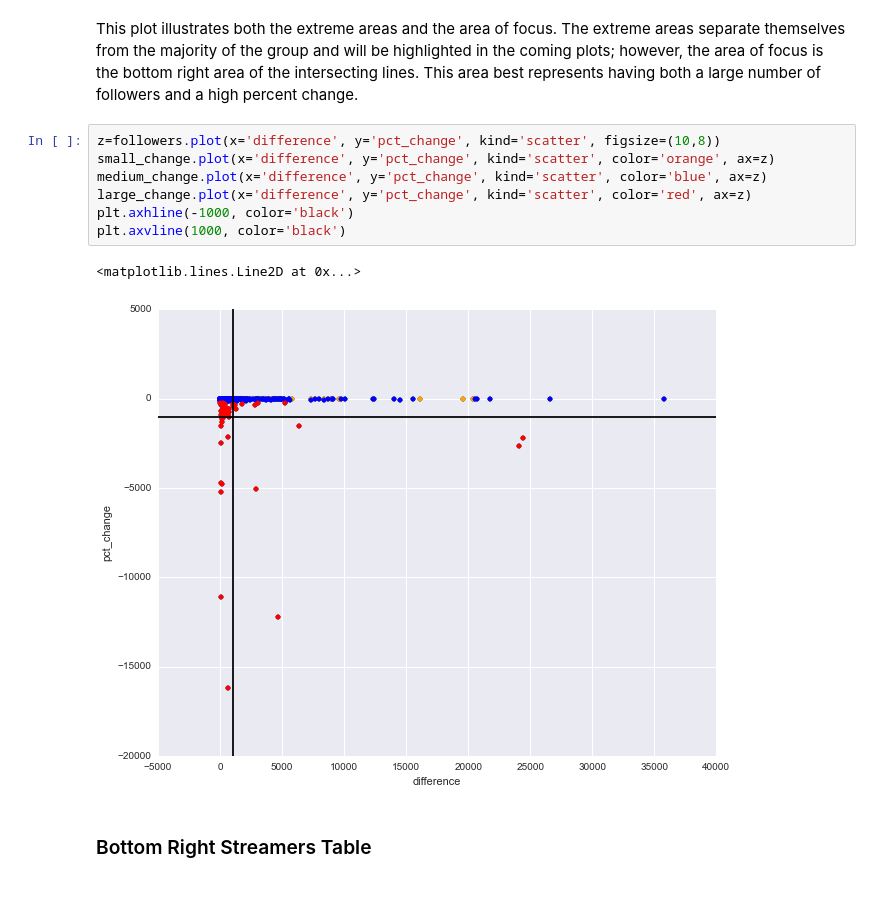
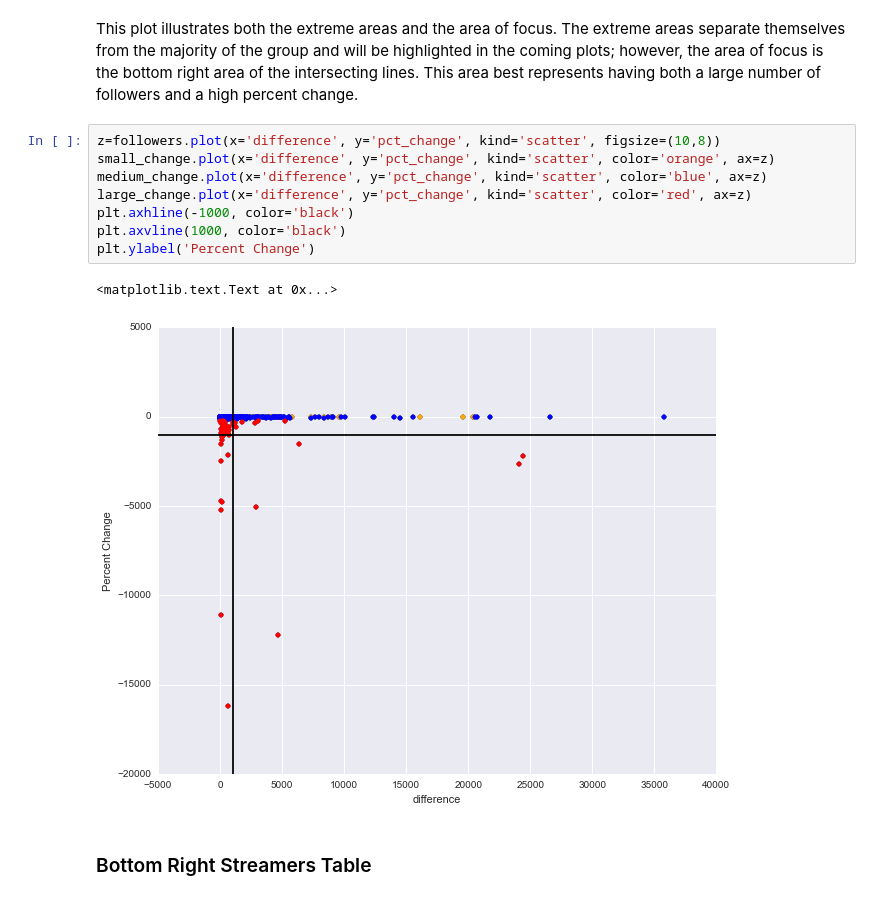
Before and after one commit to sslampa/twitch-repo, a Jupyter notebook: Single/Single - Riser.ipynb, the cells around one changed output. Cells and saved outputs as stored; diff of their text form.

```diff
--- a/Single/Single - Riser.ipynb
+++ b/Single/Single - Riser.ipynb
@@ -108,13 +110,14 @@ This plot illustrates both the extreme areas and the area of focus. The extreme
 # %%
 z=followers.plot(x='difference', y='pct_change', kind='scatter', figsize=(10,8))
 small_change.plot(x='difference', y='pct_change', kind='scatter', color='orange', ax=z)
 medium_change.plot(x='difference', y='pct_change', kind='scatter', color='blue', ax=z)
 large_change.plot(x='difference', y='pct_change', kind='scatter', color='red', ax=z)
 plt.axhline(-1000, color='black')
 plt.axvline(1000, color='black')
+plt.ylabel('Percent Change')
 # %% [output]
-<matplotlib.lines.Line2D at 0x...>
+<matplotlib.text.Text at 0x...>
-[figure, old version]
+[figure, new version]
 # %% [markdown]
 ### Bottom Right Streamers Table
 # %% [markdown]
```
Also changed, not shown: parts of 3 cells of this notebook, 1 other file.
